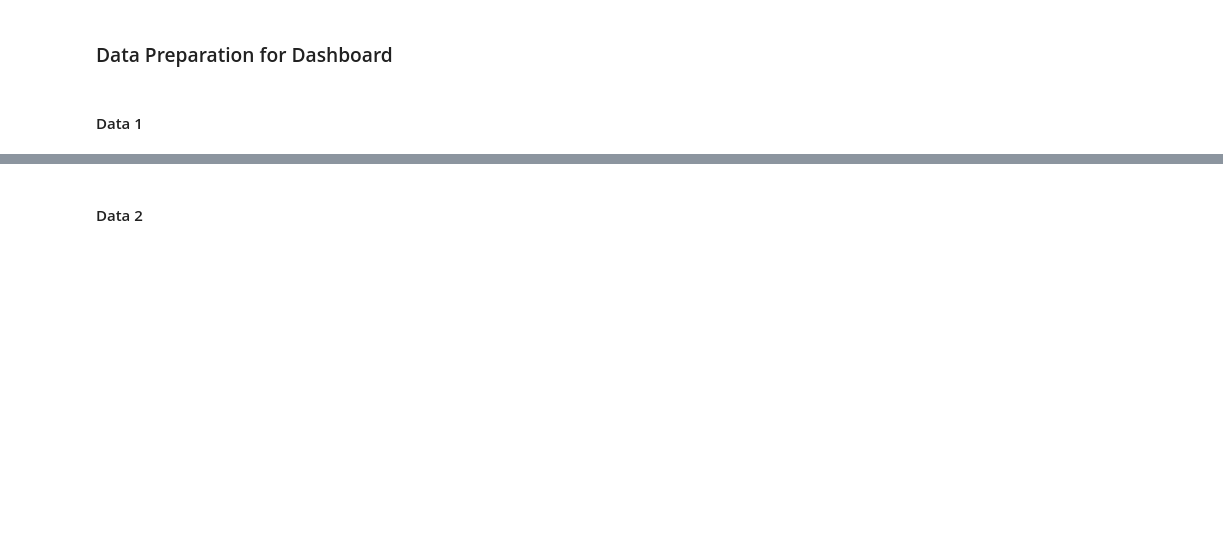
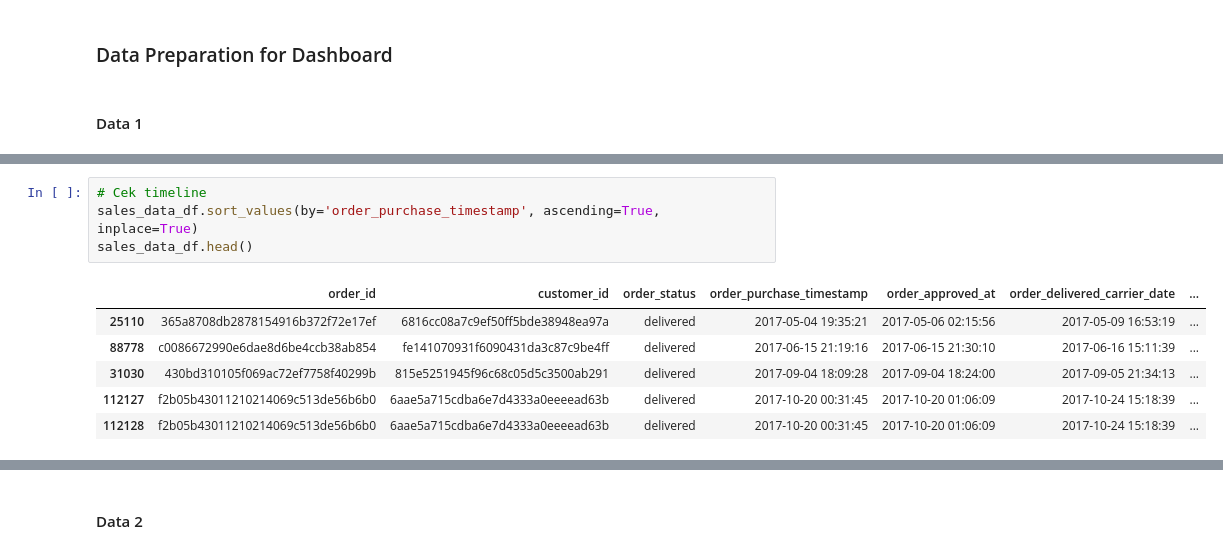
Before and after one commit to Sulbae/Fundamental-Analisis-Data, a Jupyter notebook: Proyek_Analisis_Data_Anggun-Sulis-Setyawan.ipynb, the cells around one changed output, grey strips where cells are left out. Drawn from its saved outputs; the diff is of its cells as text; blank space fills up the shorter version.

```diff
--- a/Proyek_Analisis_Data_Anggun-Sulis-Setyawan.ipynb
+++ b/Proyek_Analisis_Data_Anggun-Sulis-Setyawan.ipynb
@@ -1224,0 +1323,11 @@ memory usage: 22.6+ MB
+# %%
+# Cek timeline
+sales_data_df.sort_values(by='order_purchase_timestamp', ascending=True, inplace=True)
+sales_data_df.head()
+# %% [output]
+|  | order_id | customer_id | order_status | order_purchase_timestamp | order_approved_at | order_delivered_carrier_date | ... |
+| 25110 | 365a8708db2878154916b372f72e17ef | 6816cc08a7c9ef50ff5bde38948ea97a | delivered | 2017-05-04 19:35:21 | 2017-05-06 02:15:56 | 2017-05-09 16:53:19 | ... |
+| 88778 | c0086672990e6dae8d6be4ccb38ab854 | fe141070931f6090431da3c87c9be4ff | delivered | 2017-06-15 21:19:16 | 2017-06-15 21:30:10 | 2017-06-16 15:11:39 | ... |
+| 31030 | 430bd310105f069ac72ef7758f40299b | 815e5251945f96c68c05d5c3500ab291 | delivered | 2017-09-04 18:09:28 | 2017-09-04 18:24:00 | 2017-09-05 21:34:13 | ... |
+| 112127 | f2b05b43011210214069c513de56b6b0 | 6aae5a715cdba6e7d4333a0eeeead63b | delivered | 2017-10-20 00:31:45 | 2017-10-20 01:06:09 | 2017-10-24 15:18:39 | ... |
+| 112128 | f2b05b43011210214069c513de56b6b0 | 6aae5a715cdba6e7d4333a0eeeead63b | delivered | 2017-10-20 00:31:45 | 2017-10-20 01:06:09 | 2017-10-24 15:18:39 | ... |
```
Also changed, not shown: parts of 39 cells of this notebook, 1 other file.
